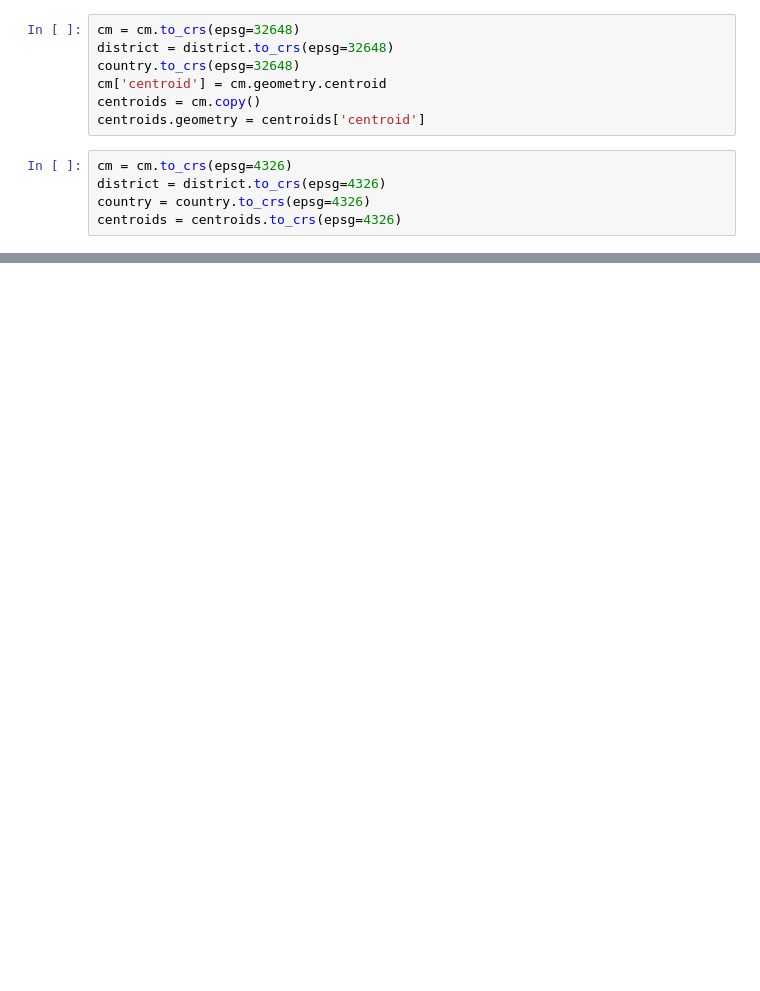
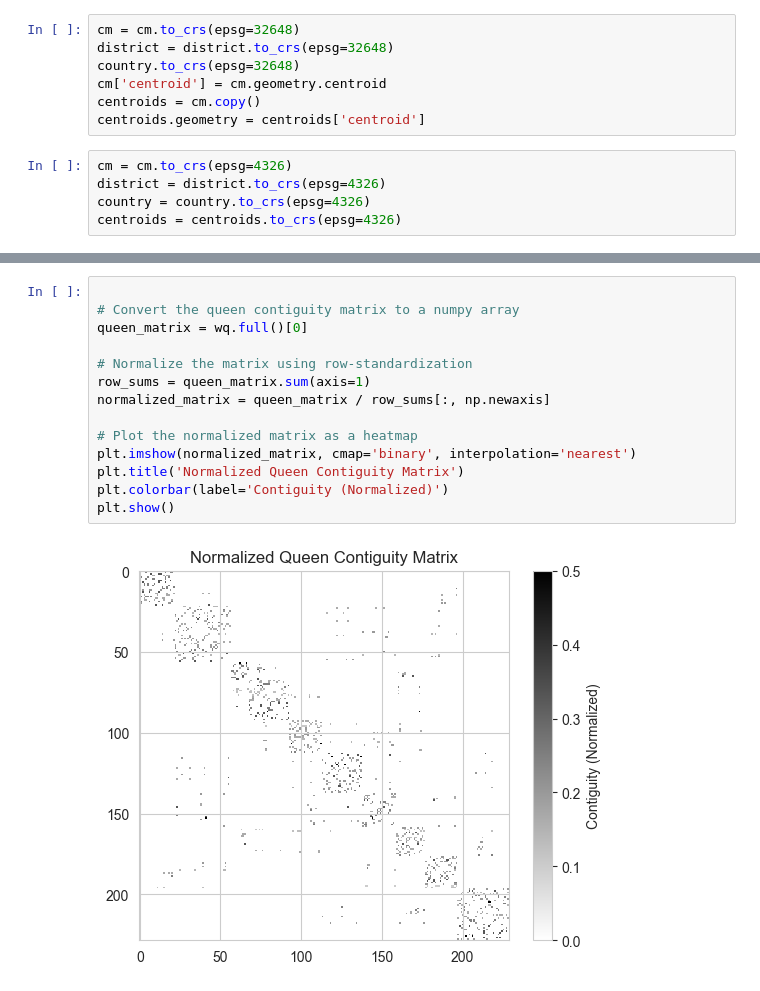
Before and after one commit to longbui/sptb, a Jupyter notebook: analysis.ipynb, the cells around one changed output, grey strips where cells are left out. Drawn from its saved outputs; the diff is of its cells as text; blank space fills up the shorter version.

```diff
--- a/analysis.ipynb
+++ b/analysis.ipynb
@@ -91,0 +102,16 @@ from libpysal.weights import Queen
+# %%
+
+# Convert the queen contiguity matrix to a numpy array
+queen_matrix = wq.full()[0]
+
+# Normalize the matrix using row-standardization
+row_sums = queen_matrix.sum(axis=1)
+normalized_matrix = queen_matrix / row_sums[:, np.newaxis]
+
+# Plot the normalized matrix as a heatmap
+plt.imshow(normalized_matrix, cmap='binary', interpolation='nearest')
+plt.title('Normalized Queen Contiguity Matrix')
+plt.colorbar(label='Contiguity (Normalized)')
+plt.show()
+# %% [output]
+[figure, added]
```
Also changed, not shown: parts of 6 cells of this notebook, 34 other files.
